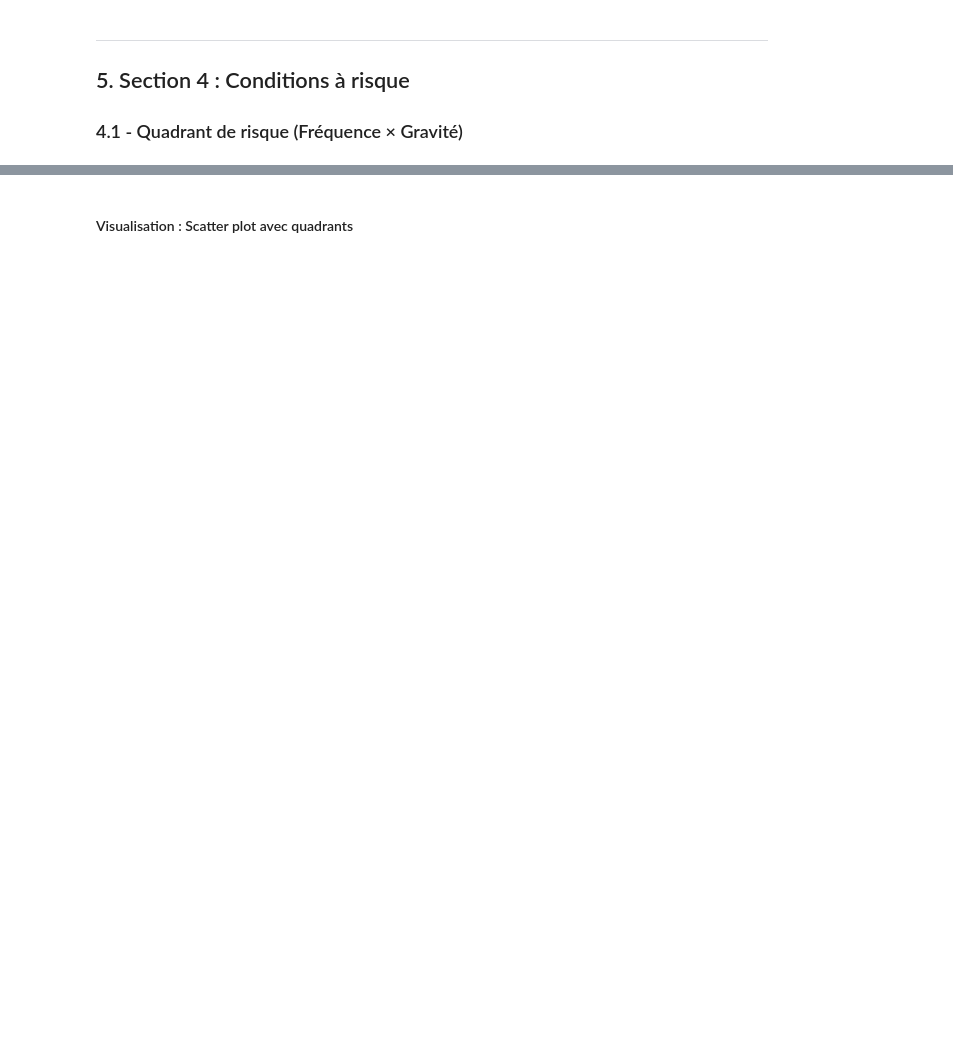
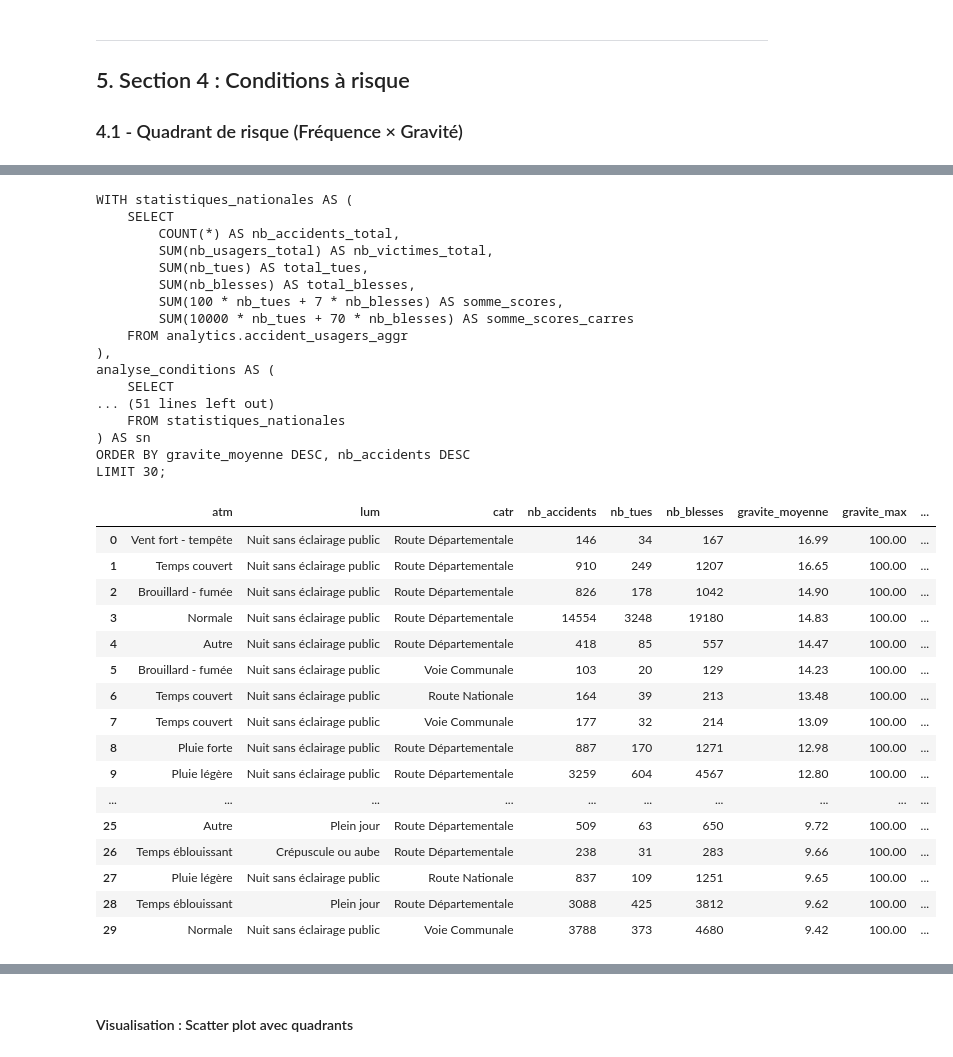
Before and after one commit to LounesAbd/Projet-1-Simplon-Data-Engineer-2025---Mighty-Mosquitoes, a Jupyter notebook: analytics/analyse_accidents_template.ipynb, the cells around one changed output, grey strips where cells are left out. Drawn from its saved outputs; the diff is of its cells as text; code cells hidden in the pictures; blank space fills up the shorter version.

```diff
--- a/analytics/analyse_accidents_template.ipynb
+++ b/analytics/analyse_accidents_template.ipynb
@@ -522,0 +1725,39 @@ df_4_1.head()
+# %%
+section='4'
+chapitre='1'
+execute_sql_to_df(db_conf, db_conf["db_accm"], SQL_FILES_PATH/sql_file_conf["sections"][f"section_{section}"]["file"],sql_file_conf["sections"][f"section_{section}"]["name"],sql_file_conf["sections"][f"section_{section}"]["chapitres"][f"chapitre_{chapitre}"])
+# %% [output]
+WITH statistiques_nationales AS (
+    SELECT
+        COUNT(*) AS nb_accidents_total,
+        SUM(nb_usagers_total) AS nb_victimes_total,
+        SUM(nb_tues) AS total_tues,
+        SUM(nb_blesses) AS total_blesses,
+        SUM(100 * nb_tues + 7 * nb_blesses) AS somme_scores,
+        SUM(10000 * nb_tues + 70 * nb_blesses) AS somme_scores_carres
+    FROM analytics.accident_usagers_aggr
+),
+analyse_conditions AS (
+    SELECT
+... (51 lines left out)
+    FROM statistiques_nationales
+) AS sn
+ORDER BY gravite_moyenne DESC, nb_accidents DESC
+LIMIT 30;
+|  | atm | lum | catr | nb_accidents | nb_tues | nb_blesses | gravite_moyenne | gravite_max | ... |
+| 0 | Vent fort - tempête | Nuit sans éclairage public | Route Départementale | 146 | 34 | 167 | 16.99 | 100.00 | ... |
+| 1 | Temps couvert | Nuit sans éclairage public | Route Départementale | 910 | 249 | 1207 | 16.65 | 100.00 | ... |
+| 2 | Brouillard - fumée | Nuit sans éclairage public | Route Départementale | 826 | 178 | 1042 | 14.90 | 100.00 | ... |
+| 3 | Normale | Nuit sans éclairage public | Route Départementale | 14554 | 3248 | 19180 | 14.83 | 100.00 | ... |
+| 4 | Autre | Nuit sans éclairage public | Route Départementale | 418 | 85 | 557 | 14.47 | 100.00 | ... |
+| 5 | Brouillard - fumée | Nuit sans éclairage public | Voie Communale | 103 | 20 | 129 | 14.23 | 100.00 | ... |
+| 6 | Temps couvert | Nuit sans éclairage public | Route Nationale | 164 | 39 | 213 | 13.48 | 100.00 | ... |
+| 7 | Temps couvert | Nuit sans éclairage public | Voie Communale | 177 | 32 | 214 | 13.09 | 100.00 | ... |
+| 8 | Pluie forte | Nuit sans éclairage public | Route Départementale | 887 | 170 | 1271 | 12.98 | 100.00 | ... |
+| 9 | Pluie légère | Nuit sans éclairage public | Route Départementale | 3259 | 604 | 4567 | 12.80 | 100.00 | ... |
+| ... | ... | ... | ... | ... | ... | ... | ... | ... | ... |
+| 25 | Autre | Plein jour | Route Départementale | 509 | 63 | 650 | 9.72 | 100.00 | ... |
+| 26 | Temps éblouissant | Crépuscule ou aube | Route Départementale | 238 | 31 | 283 | 9.66 | 100.00 | ... |
+| 27 | Pluie légère | Nuit sans éclairage public | Route Nationale | 837 | 109 | 1251 | 9.65 | 100.00 | ... |
+| 28 | Temps éblouissant | Plein jour | Route Départementale | 3088 | 425 | 3812 | 9.62 | 100.00 | ... |
+| 29 | Normale | Nuit sans éclairage public | Voie Communale | 3788 | 373 | 4680 | 9.42 | 100.00 | ... |
```
Also changed, not shown: parts of 81 cells of this notebook, 13 other files.
